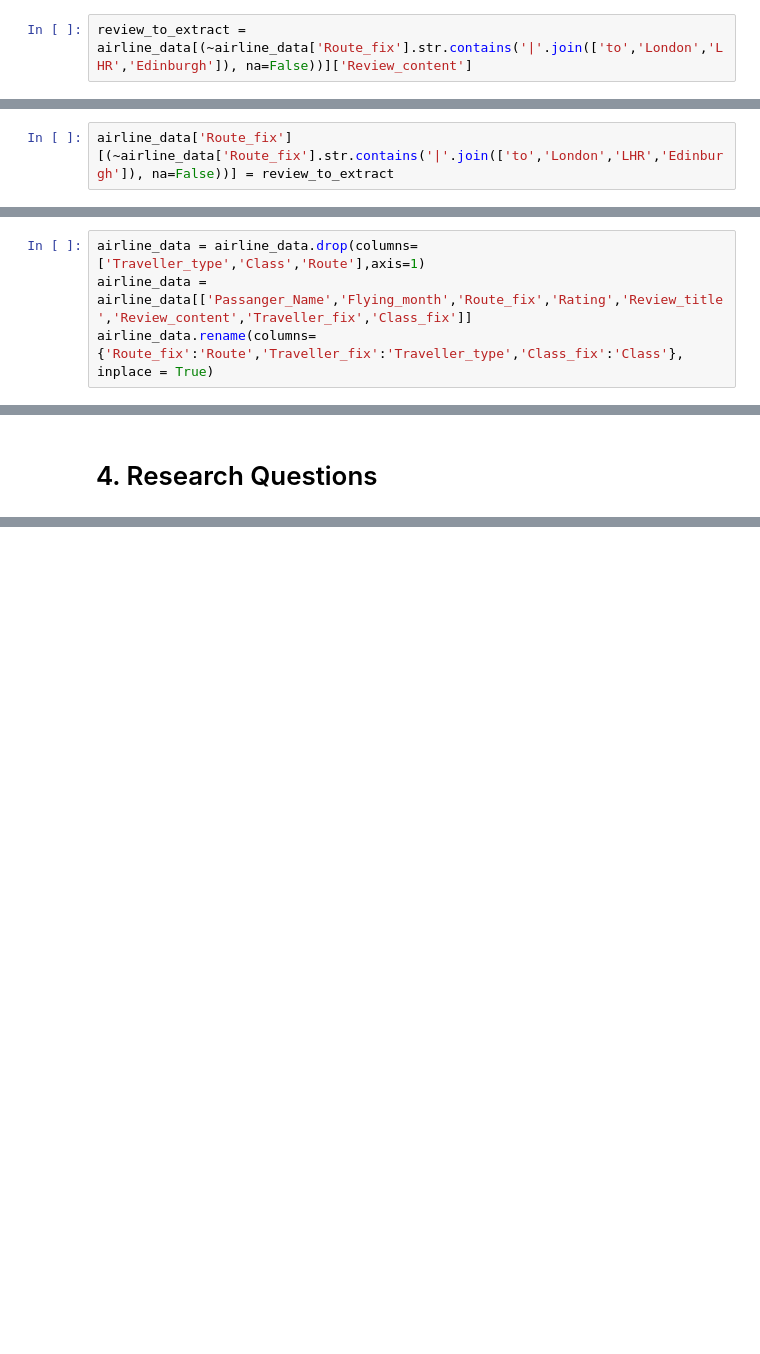
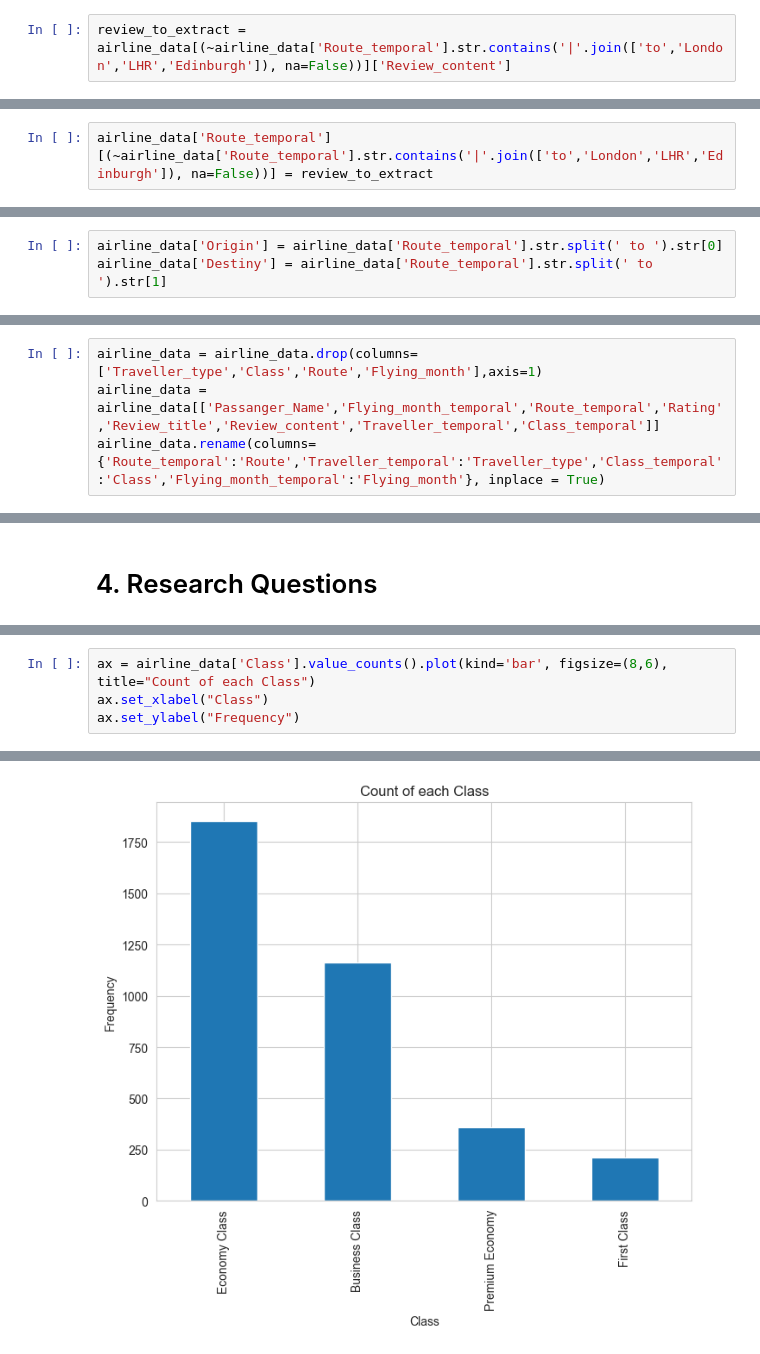
Before and after one commit to elkinbarretorojas/data_science, a Jupyter notebook: airline/airline.ipynb, the cells around one changed output, grey strips where cells are left out. Saved outputs shown, nothing was run; the diff lists cells and outputs as text; blank space fills up the shorter version.

```diff
--- a/airline/airline.ipynb
+++ b/airline/airline.ipynb
@@ -411,5 +423,5 @@ airline_data[(~airline_data['Route_fix'].str.contains('|'.join(['to','London','L
 # %%
-review_to_extract = airline_data[(~airline_data['Route_fix'].str.contains('|'.join(['to','London','LHR','Edinburgh']), na=False))]['Review_content']
+review_to_extract = airline_data[(~airline_data['Route_temporal'].str.contains('|'.join(['to','London','LHR','Edinburgh']), na=False))]['Review_content']
 # %%
 review_to_extract = review_to_extract.str.split().apply(set(route_in_review).intersection)
 review_to_extract
@@ -427,5 +439,5 @@ review_to_extract
 3579           {}
 Name: Review_content, Length: 771, dtype: object
 # %%
-airline_data['Route_fix'][(~airline_data['Route_fix'].str.contains('|'.join(['to','London','LHR','Edinburgh']), na=False))] = review_to_extract
+airline_data['Route_temporal'][(~airline_data['Route_temporal'].str.contains('|'.join(['to','London','LHR','Edinburgh']), na=False))] = review_to_extract
 # %%
@@ -446,6 +458,9 @@ Name: Route, Length: 3580, dtype: object
+# %%
+airline_data['Origin'] = airline_data['Route_temporal'].str.split(' to ').str[0]
+airline_data['Destiny'] = airline_data['Route_temporal'].str.split(' to ').str[1]
 # %% [markdown]
 ## 3.5 Renaming and dropping unnecessary columns
 # %%
-airline_data = airline_data.drop(columns=['Traveller_type','Class','Route'],axis=1)
-airline_data = airline_data[['Passanger_Name','Flying_month','Route_fix','Rating','Review_title','Review_content','Traveller_fix','Class_fix']]
-airline_data.rename(columns={'Route_fix':'Route','Traveller_fix':'Traveller_type','Class_fix':'Class'}, inplace = True)
+airline_data = airline_data.drop(columns=['Traveller_type','Class','Route','Flying_month'],axis=1)
+airline_data = airline_data[['Passanger_Name','Flying_month_temporal','Route_temporal','Rating','Review_title','Review_content','Traveller_temporal','Class_temporal']]
+airline_data.rename(columns={'Route_temporal':'Route','Traveller_temporal':'Traveller_type','Class_temporal':'Class','Flying_month_temporal':'Flying_month'}, inplace = True)
@@ -523,0 +569,5 @@ airline_data_encoded['Flying_month'] = enc.fit_transform(airline_data_encoded['F
+# %%
+ax = airline_data['Class'].value_counts().plot(kind='bar', figsize=(8,6), title="Count of each Class")
+ax.set_xlabel("Class")
+ax.set_ylabel("Frequency")
+# %% [output]
@@ -523,0 +575 @@ airline_data_encoded['Flying_month'] = enc.fit_transform(airline_data_encoded['F
+[figure, added]
```
Also changed, not shown: parts of 41 cells of this notebook.
